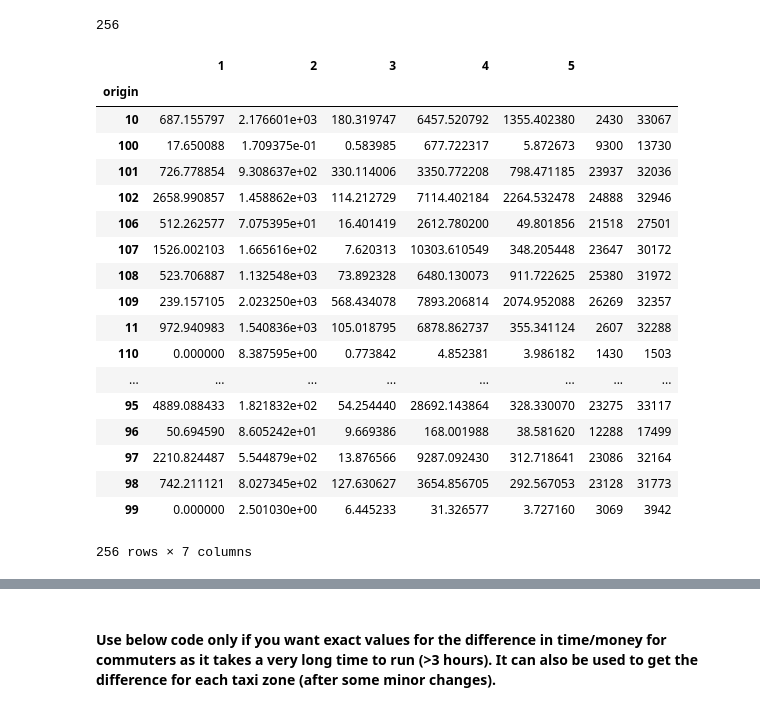
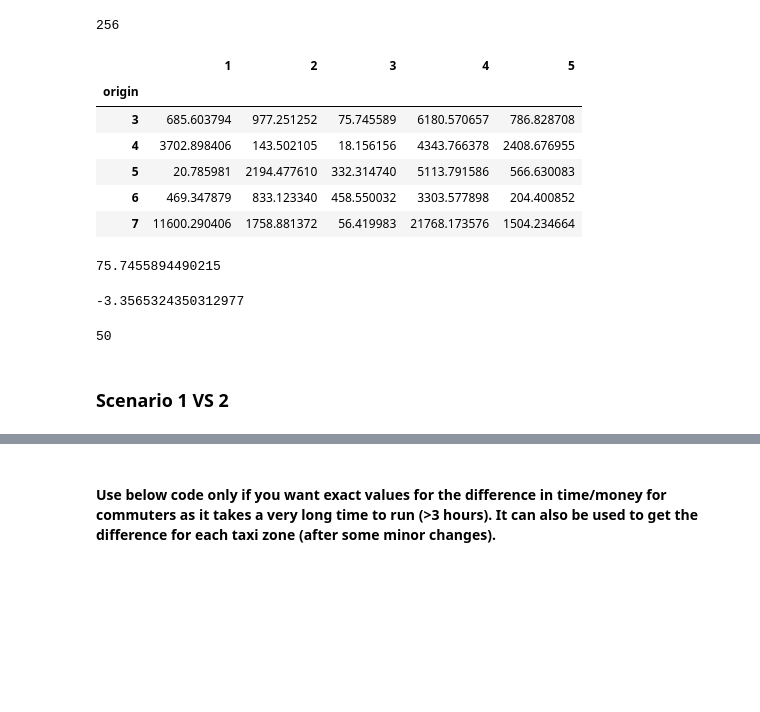
Before and after one commit to Rufei-Sheng/Manhattan-Congestion-Surcharge-Capstone, a Jupyter notebook: modeling/modeling_test.ipynb, the cells around one changed output, grey strips where cells are left out. Cells and saved outputs as stored; diff of their text form; code cells hidden in the pictures; blank space fills up the shorter version.

```diff
--- a/modeling/modeling_test.ipynb
+++ b/modeling/modeling_test.ipynb
@@ -621,28 +649,32 @@ agg_scene_1.shape
 len(pickup_list)
 # %% [output]
 256
-# %%
-agg_scene_3.dropna()
-# %% [output]
-|  | 1 | 2 | 3 | 4 | 5 |  |  |
-| origin |  |  |  |  |  |  |  |
-| 10 | 687.155797 | 2.176601e+03 | 180.319747 | 6457.520792 | 1355.402380 | 2430 | 33067 |
-| 100 | 17.650088 | 1.709375e-01 | 0.583985 | 677.722317 | 5.872673 | 9300 | 13730 |
-| 101 | 726.778854 | 9.308637e+02 | 330.114006 | 3350.772208 | 798.471185 | 23937 | 32036 |
-| 102 | 2658.990857 | 1.458862e+03 | 114.212729 | 7114.402184 | 2264.532478 | 24888 | 32946 |
-| 106 | 512.262577 | 7.075395e+01 | 16.401419 | 2612.780200 | 49.801856 | 21518 | 27501 |
-| 107 | 1526.002103 | 1.665616e+02 | 7.620313 | 10303.610549 | 348.205448 | 23647 | 30172 |
-| 108 | 523.706887 | 1.132548e+03 | 73.892328 | 6480.130073 | 911.722625 | 25380 | 31972 |
-| 109 | 239.157105 | 2.023250e+03 | 568.434078 | 7893.206814 | 2074.952088 | 26269 | 32357 |
-| 11 | 972.940983 | 1.540836e+03 | 105.018795 | 6878.862737 | 355.341124 | 2607 | 32288 |
-| 110 | 0.000000 | 8.387595e+00 | 0.773842 | 4.852381 | 3.986182 | 1430 | 1503 |
-| ... | ... | ... | ... | ... | ... | ... | ... |
-| 95 | 4889.088433 | 1.821832e+02 | 54.254440 | 28692.143864 | 328.330070 | 23275 | 33117 |
-| 96 | 50.694590 | 8.605242e+01 | 9.669386 | 168.001988 | 38.581620 | 12288 | 17499 |
-| 97 | 2210.824487 | 5.544879e+02 | 13.876566 | 9287.092430 | 312.718641 | 23086 | 32164 |
-| 98 | 742.211121 | 8.027345e+02 | 127.630627 | 3654.856705 | 292.567053 | 23128 | 31773 |
-| 99 | 0.000000 | 2.501030e+00 | 6.445233 | 31.326577 | 3.727160 | 3069 | 3942 |
-256 rows × 7 columns
+# %%
+agg_scene_1.head()
+# %% [output]
+|  | 1 | 2 | 3 | 4 | 5 |
+| origin |  |  |  |  |  |
+| 3 | 685.603794 | 977.251252 | 75.745589 | 6180.570657 | 786.828708 |
+| 4 | 3702.898406 | 143.502105 | 18.156156 | 4343.766378 | 2408.676955 |
+| 5 | 20.785981 | 2194.477610 | 332.314740 | 5113.791586 | 566.630083 |
+| 6 | 469.347879 | 833.123340 | 458.550032 | 3303.577898 | 204.400852 |
+| 7 | 11600.290406 | 1758.881372 | 56.419983 | 21768.173576 | 1504.234664 |
+# %%
+agg_scene_1.loc[3,'3']
+# %% [output]
+75.7455894490215
+# %%
+(agg_scene_1.loc[3,'3']-agg_scene_2.loc[3,'3'])
+# %% [output]
+-3.3565324350312977
+# %%
+test = (origin_time_and_money_avg.loc[(origin_time_and_money_avg['PUlocationID']==3)\
+                                                       & (origin_time_and_money_avg['mode']==3)])
+int(test.price)
+# %% [output]
+50
+# %% [markdown]
+### Scenario 1 VS 2
 # %%
 time_diff = 0
 money_diff = 0
```
Also changed, not shown: parts of 39 cells of this notebook, 2 other files.
